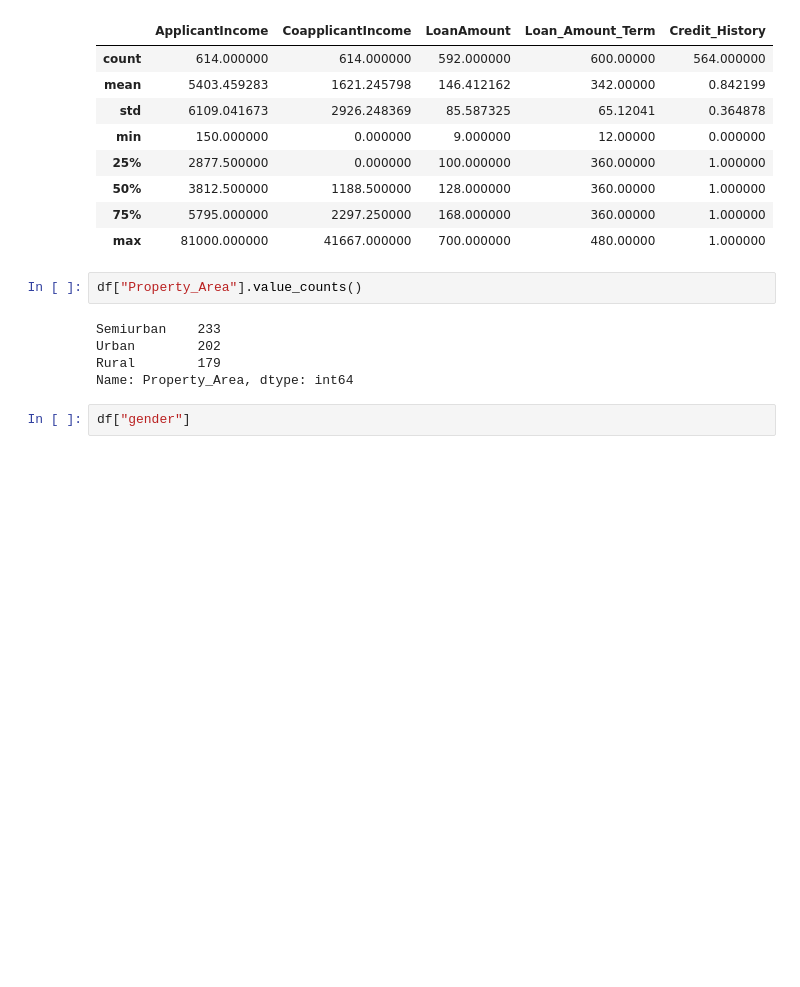
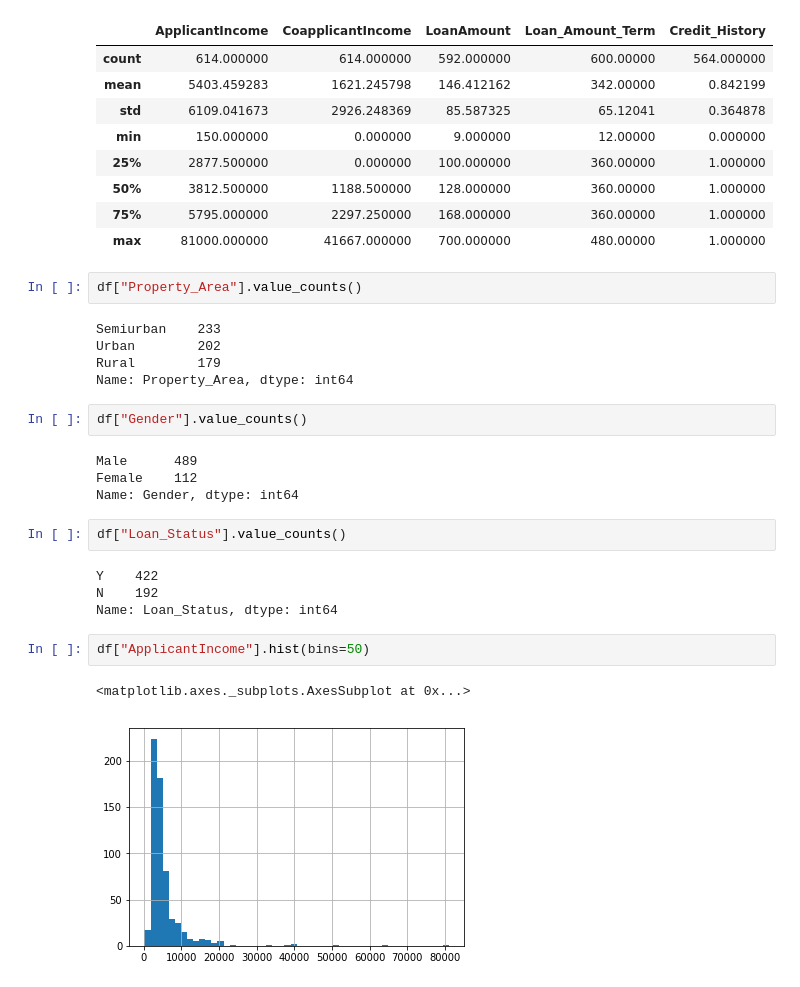
Before and after one commit to DrRosh/Loan-Test, a Jupyter notebook: Loan Prediction Test.ipynb, the cells around one changed output. Cells and saved outputs as stored; diff of their text form; blank space fills up the shorter version.

Commit message:
Some graph comparisons

```diff
--- a/Loan Prediction Test.ipynb
+++ b/Loan Prediction Test.ipynb
@@ -48,5 +48,20 @@ Semiurban    233
 Urban        202
 Rural        179
 Name: Property_Area, dtype: int64
-# %%
-df["gender"]
+# %%
+df["Gender"].value_counts()
+# %% [output]
+Male      489
+Female    112
+Name: Gender, dtype: int64
+# %%
+df["Loan_Status"].value_counts()
+# %% [output]
+Y    422
+N    192
+Name: Loan_Status, dtype: int64
+# %%
+df["ApplicantIncome"].hist(bins=50)
+# %% [output]
+<matplotlib.axes._subplots.AxesSubplot at 0x...>
+[figure, added]
```
Also changed, not shown: parts of 9 cells of this notebook.
